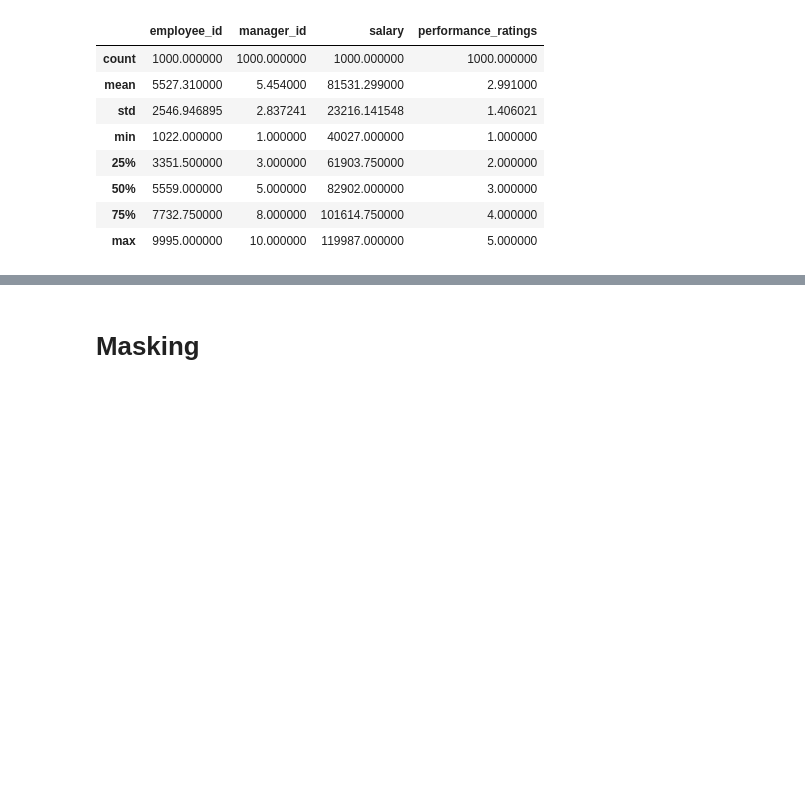
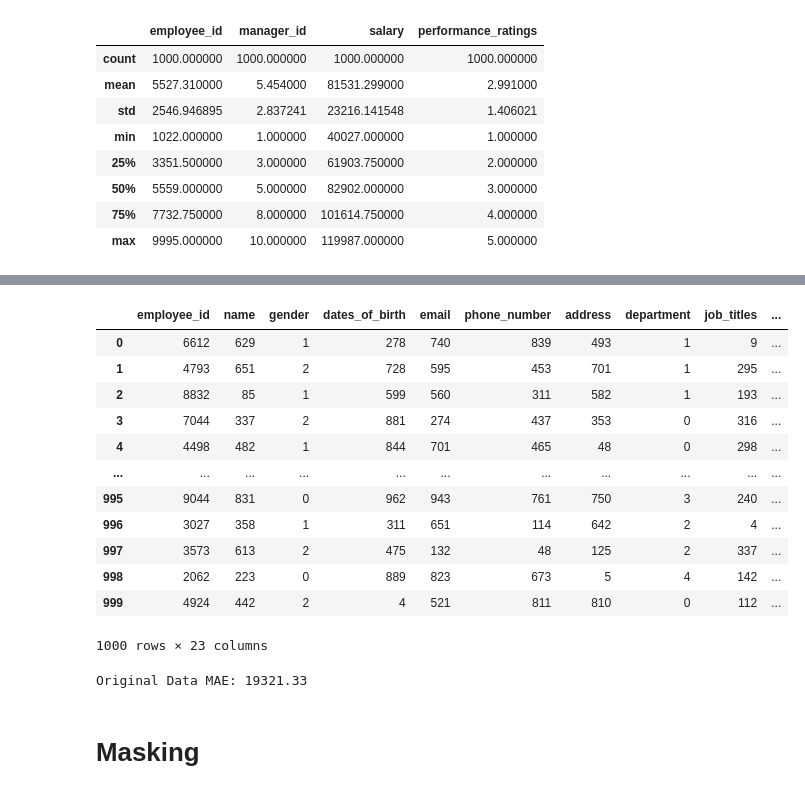
Before and after one commit to 1211223/SEGPRD_PROJECT_2, a Jupyter notebook: main.ipynb, the cells around one changed output, grey strips where cells are left out. Cells and saved outputs as stored; diff of their text form; code cells hidden in the pictures; blank space fills up the shorter version.

```diff
--- a/main.ipynb
+++ b/main.ipynb
@@ -43,0 +62,13 @@ memory usage: 187.6+ KB
+# %%
+
+def preprocess_for_ml(df_in):
+    df = df_in.copy()
+    df = df.drop(columns=['salary'])
+    y = df['rounded_salary']
+    X = df.drop(columns=['rounded_salary'])  # Drop the target column
+
+    # Encode categorical variables
+    for col in X.select_dtypes(include='object').columns:
+        X[col] = LabelEncoder().fit_transform(X[col])
+
+    return X, y
@@ -49,0 +146,3 @@ X, y = preprocess_for_ml(df_original)  # Use the function you've defined before
+# %%
+# Round salary to the nearest 5,000
+df['rounded_salary'] = (df['salary'] // 10000) * 10000
@@ -49,0 +195,12 @@ X, y = preprocess_for_ml(df_original)  # Use the function you've defined before
+# %%
+X, y = preprocess_for_ml(df)  # This step should be from your previous code
+
+X_train, X_test, y_train, y_test = train_test_split(X, y, test_size=0.2, random_state=42)
+
+# Evaluate models
+model_results = evaluate_models(X_train, X_test, y_train, y_test)
+
+# Print the comparison of MAE results
+print("\nModel Comparison - MAE:")
+for model_name, mae in model_results.items():
+    print(f"{model_name}: {mae:.2f}")
@@ -50,21 +218,36 @@ X, y = preprocess_for_ml(df_original)  # Use the function you've defined before
+# %%
+X
+# %% [output]
+|  | employee_id | name | gender | dates_of_birth | email | phone_number | address | department | job_titles | ... |
+| 0 | 6612 | 629 | 1 | 278 | 740 | 839 | 493 | 1 | 9 | ... |
+| 1 | 4793 | 651 | 2 | 728 | 595 | 453 | 701 | 1 | 295 | ... |
+| 2 | 8832 | 85 | 1 | 599 | 560 | 311 | 582 | 1 | 193 | ... |
+| 3 | 7044 | 337 | 2 | 881 | 274 | 437 | 353 | 0 | 316 | ... |
+| 4 | 4498 | 482 | 1 | 844 | 701 | 465 | 48 | 0 | 298 | ... |
+| ... | ... | ... | ... | ... | ... | ... | ... | ... | ... | ... |
+| 995 | 9044 | 831 | 0 | 962 | 943 | 761 | 750 | 3 | 240 | ... |
+| 996 | 3027 | 358 | 1 | 311 | 651 | 114 | 642 | 2 | 4 | ... |
+| 997 | 3573 | 613 | 2 | 475 | 132 | 48 | 125 | 2 | 337 | ... |
+| 998 | 2062 | 223 | 0 | 889 | 823 | 673 | 5 | 4 | 142 | ... |
+| 999 | 4924 | 442 | 2 | 4 | 521 | 811 | 810 | 0 | 112 | ... |
+1000 rows × 23 columns
 # %%
-# Split into train and test sets
-from sklearn.model_selection import train_test_split
+# # Split into train and test sets
 
-X_train, X_test, y_train, y_test = train_test_split(X, y, test_size=0.2, random_state=42)
+# X_train, X_test, y_train, y_test = train_test_split(X, y, test_size=0.2, random_state=42)
 
-# Train a Random Forest model (or any other model)
-from sklearn.ensemble import RandomForestRegressor
+# # Train a Random Forest model (or any other model)
 
-model = RandomForestRegressor(random_state=42)
-model.fit(X_train, y_train)
+# model = RandomForestRegressor(random_state=42)
+# model.fit(X_train, y_train)
 
-# Predict and evaluate the model
-from sklearn.metrics import mean_absolute_error
+# # Predict and evaluate the model
 
-y_pred = model.predict(X_test)
-mae = mean_absolute_error(y_test, y_pred)
-print(f"Original Data MAE: {mae:.2f}")
+# y_pred = model.predict(X_test)
+# mae = mean_absolute_error(y_test, y_pred)
+# print(f"Original Data MAE: {mae:.2f}")
+# %% [output]
+Original Data MAE: 19321.33
 # %% [markdown]
 # Masking
 # %%
```
Also changed, not shown: parts of 30 cells of this notebook, 1 other file.
